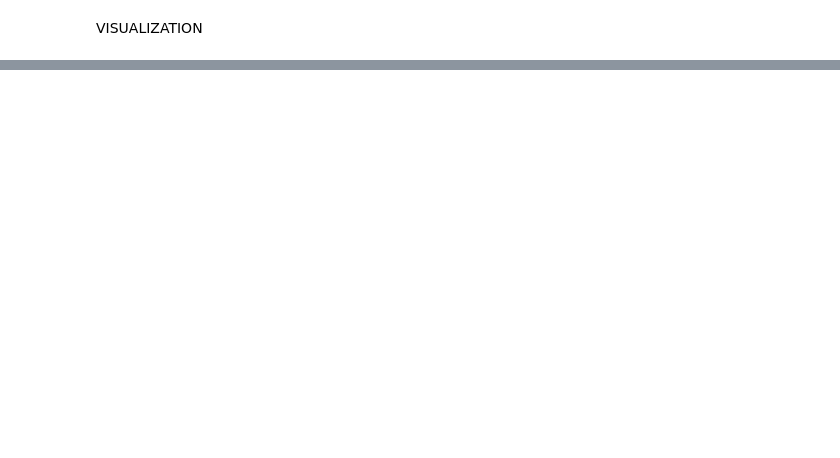
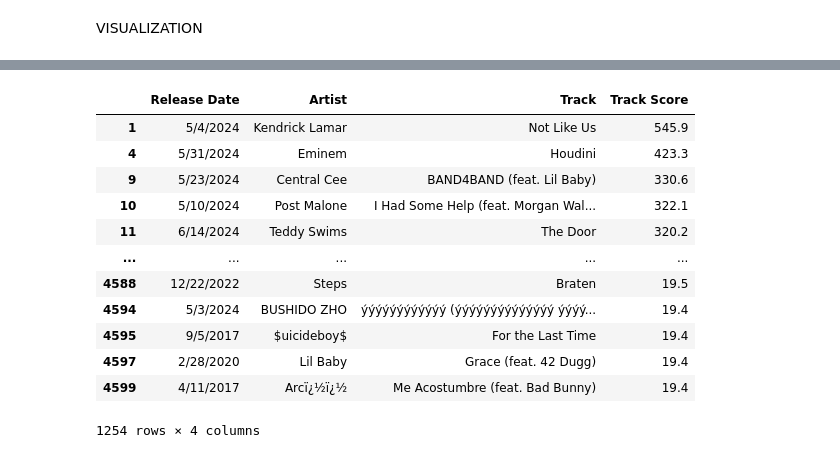
Before and after one commit to KizMan-23/unsupervised_models, a Jupyter notebook: kmeans.ipynb, the cells around one changed output, grey strips where cells are left out. Cells and saved outputs as stored; diff of their text form; code cells hidden in the pictures; blank space fills up the shorter version.

```diff
--- a/kmeans.ipynb
+++ b/kmeans.ipynb
@@ -204,0 +242,16 @@ centroids
+# %%
+spotify[labels == 5][['Release Date', 'Artist', 'Track', 'Track Score']]
+# %% [output]
+|  | Release Date | Artist | Track | Track Score |
+| 1 | 5/4/2024 | Kendrick Lamar | Not Like Us | 545.9 |
+| 4 | 5/31/2024 | Eminem | Houdini | 423.3 |
+| 9 | 5/23/2024 | Central Cee | BAND4BAND (feat. Lil Baby) | 330.6 |
+| 10 | 5/10/2024 | Post Malone | I Had Some Help (feat. Morgan Wal... | 322.1 |
+| 11 | 6/14/2024 | Teddy Swims | The Door | 320.2 |
+| ... | ... | ... | ... | ... |
+| 4588 | 12/22/2022 | Steps | Braten | 19.5 |
+| 4594 | 5/3/2024 | BUSHIDO ZHO | ýýýýýýýýýýýý (ýýýýýýýýýýýýýý ýýýý... | 19.4 |
+| 4595 | 9/5/2017 | $uicideboy$ | For the Last Time | 19.4 |
+| 4597 | 2/28/2020 | Lil Baby | Grace (feat. 42 Dugg) | 19.4 |
+| 4599 | 4/11/2017 | Arcï¿½ï¿½ | Me Acostumbre (feat. Bad Bunny) | 19.4 |
+1254 rows × 4 columns
```
Also changed, not shown: parts of 11 cells of this notebook, 1 other file.
